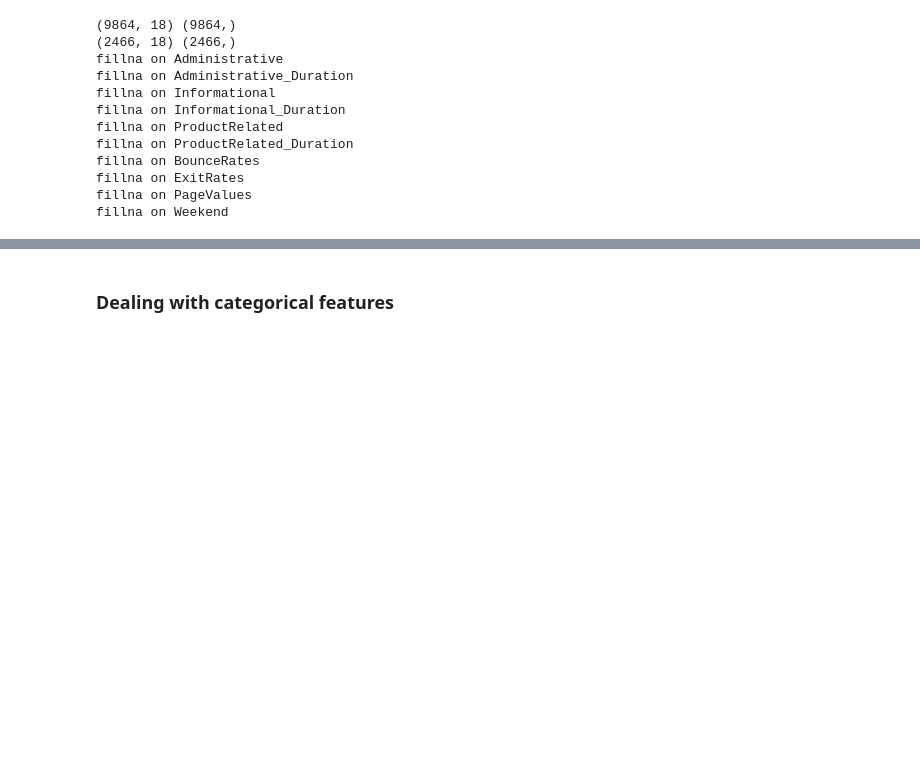
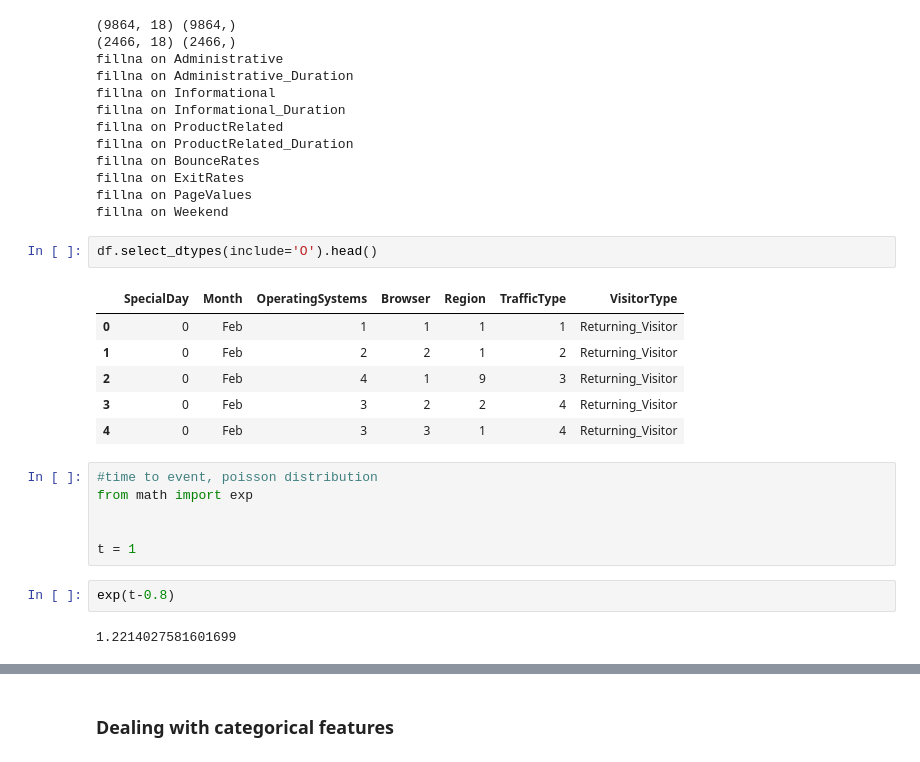
Before and after one commit to hwang018/CS5228, a Jupyter notebook: CS5228_main.ipynb, the cells around one changed output, grey strips where cells are left out. Saved outputs shown, nothing was run; the diff lists cells and outputs as text; blank space fills up the shorter version.

```diff
--- a/CS5228_main.ipynb
+++ b/CS5228_main.ipynb
@@ -235,3 +257,22 @@ fillna on BounceRates
 fillna on ExitRates
 fillna on PageValues
 fillna on Weekend
+# %%
+df.select_dtypes(include='O').head()
+# %% [output]
+|  | SpecialDay | Month | OperatingSystems | Browser | Region | TrafficType | VisitorType |
+| 0 | 0 | Feb | 1 | 1 | 1 | 1 | Returning_Visitor |
+| 1 | 0 | Feb | 2 | 2 | 1 | 2 | Returning_Visitor |
+| 2 | 0 | Feb | 4 | 1 | 9 | 3 | Returning_Visitor |
+| 3 | 0 | Feb | 3 | 2 | 2 | 4 | Returning_Visitor |
+| 4 | 0 | Feb | 3 | 3 | 1 | 4 | Returning_Visitor |
+# %%
+#time to event, poisson distribution
+from math import exp
+
+
+t = 1
+# %%
+exp(t-0.8)
+# %% [output]
+1.2214027581601699
```
Also changed, not shown: parts of 19 cells of this notebook, 1 other file.
